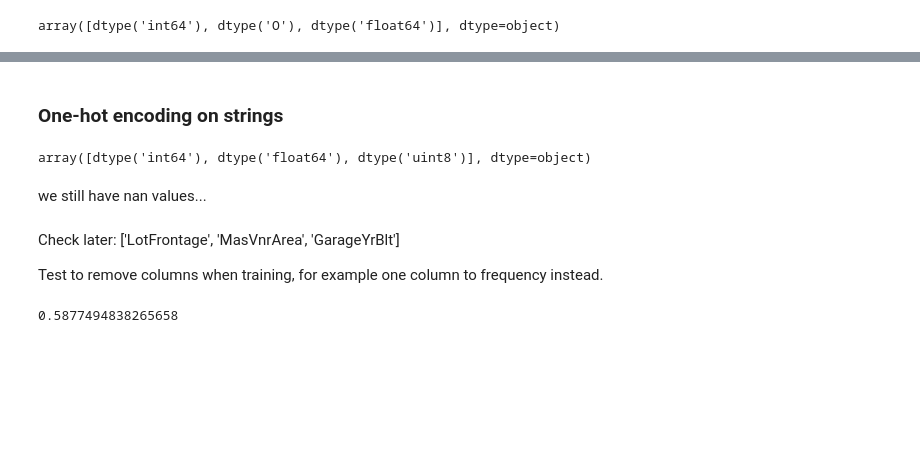
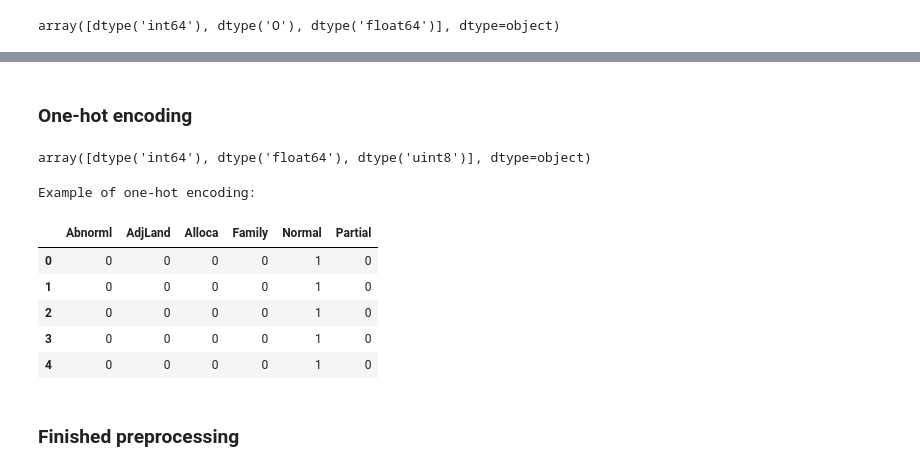
Before and after one commit to AntonMaxen/applied-ai, a Jupyter notebook: assignment_2/regression_g.ipynb, the cells around one changed output, grey strips where cells are left out. Drawn from its saved outputs; the diff is of its cells as text; code cells hidden in the pictures; blank space fills up the shorter version.

```diff
--- a/assignment_2/regression_g.ipynb
+++ b/assignment_2/regression_g.ipynb
@@ -129,5 +175,7 @@ See the caveats in the documentation: https://pandas.pydata.org/pandas-docs/stab
+# %%
+filtered_df.drop('GarageCars', axis=1, inplace=True)
 # %% [markdown]
-### One-hot encoding on strings
+### One-hot encoding
 # %%
 mask = filtered_df.dtypes == 'O'
 string_datatype_df = filtered_df.select_dtypes('O')
@@ -139,5 +187,3 @@ for col_name in string_datatype_df:
 filtered_df.dtypes.unique()
 # %% [output]
 array([dtype('int64'), dtype('float64'), dtype('uint8')], dtype=object)
-# %% [markdown]
-we still have nan values...
@@ -153,14 +190,14 @@ for column in columns_to_fix:
-# %% [markdown]
-Check later: ['LotFrontage', 'MasVnrArea', 'GarageYrBlt']
-
-Test to remove columns when training,
-for example one column to frequency instead.
-# %%
-true_mask = filtered_df['MasVnrArea'] == 0
-
-total = len(true_mask)
-total_zero = len([c for c in true_mask if c])
-
-total_zero / total
-# %% [output]
-0.5877494838265658
+# %%
+print("Example of one-hot encoding: ")
+
+one_hot_df.head()
+# %% [output]
+Example of one-hot encoding:
+|  | Abnorml | AdjLand | Alloca | Family | Normal | Partial |
+| 0 | 0 | 0 | 0 | 0 | 1 | 0 |
+| 1 | 0 | 0 | 0 | 0 | 1 | 0 |
+| 2 | 0 | 0 | 0 | 0 | 1 | 0 |
+| 3 | 0 | 0 | 0 | 0 | 1 | 0 |
+| 4 | 0 | 0 | 0 | 0 | 1 | 0 |
+# %% [markdown]
+### Finished preprocessing
```
Also changed, not shown: parts of 43 cells of this notebook, 1 other file.
